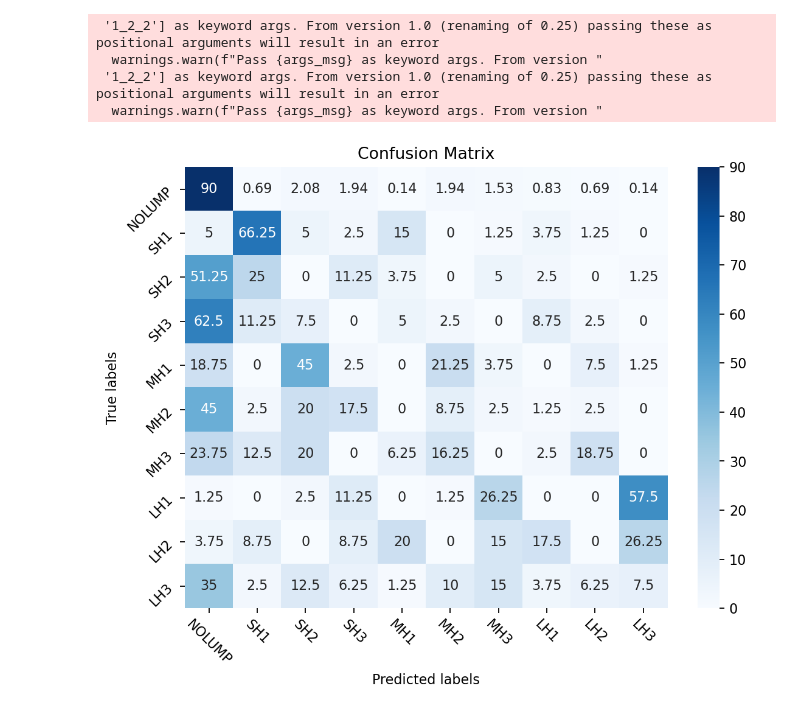
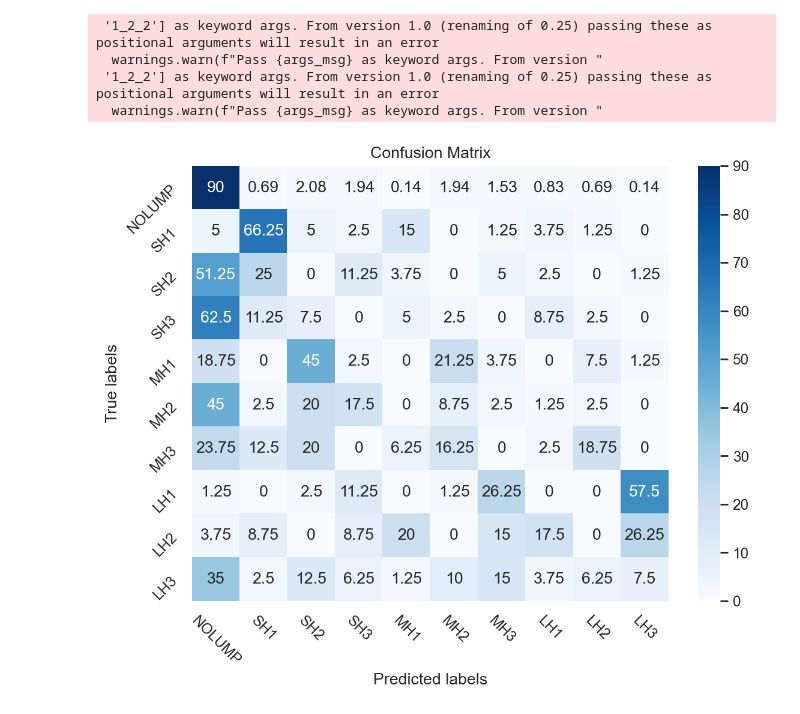
Before and after one commit to togjade/lump_project, a Jupyter notebook: human_data_processing/human_exp_processing_plots.ipynb, the cells around one changed output. Saved outputs shown, nothing was run; the diff lists cells and outputs as text; code cells hidden in the pictures.

```diff
--- a/human_data_processing/human_exp_processing_plots.ipynb
+++ b/human_data_processing/human_exp_processing_plots.ipynb
@@ -16,4 +1,27 @@ pd.set_option('display.max_colwidth', None)
 # %%
+import numpy as np
+import pandas as pd
+import matplotlib.pyplot as plt
+import os
+import glob
+import sys
+import sklearn
+from sklearn.preprocessing import StandardScaler
+import sklearn.preprocessing as preprocessing
+from sklearn.metrics import confusion_matrix
+import seaborn as sns
+import matplotlib.pyplot as plt
+np.set_printoptions(threshold=sys.maxsize)
+pd.set_option('display.max_columns', 200)
+pd.set_option('display.max_rows', 300)
+pd.set_option('display.min_rows', 300)
+pd.set_option('display.expand_frame_repr', True)
+index_dir = 2
+index = 0 # choose sub label
+idx = 0
+label = [0, 1, 2, -1]
+b_label = [0, 1]
+
 # change direactory to take data
 def change_dir(
         index):
@@ -27,18 +35,24 @@ def change_dir(
     os.chdir(directory)
 
 def normalize_conf_m(
-        df, df_test, index, label, labels, idx, title):
-
-    conf_matrix = confusion_matrix(df_test.values[:, index], df.values[:, index], label)
-    conf_matrix_norm = np.zeros((np.shape(conf_matrix)[0], np.shape(conf_matrix)[1]))
-    l = np.shape(conf_matrix)[1]
+        df, df_t, index, label, labels, idx, title):
+    col = df.columns
+#     print(df_t[col[index]])
+#     l = np.shape(conf_matrix)[1]
     if idx == 14:
+        conf_matrix = confusion_matrix(df_t.values[:, index], df.values[:, index], label)
+        conf_matrix_norm = np.zeros((np.shape(conf_matrix)[0], np.shape(conf_matrix)[1]))
         conf_matrix_norm[1:np.shape(conf_matrix)[1]] = np.round(conf_matrix[1:np.shape(conf_matrix)[1]]/80*100, 2)
         conf_matrix_norm[0] = np.round(conf_matrix[0]/720*100, 2)
     elif idx == 1:
+#         print(col[index])
+        conf_matrix = confusion_matrix(df_t[col[index]], df.values[:, index].astype(int), label)
+        conf_matrix_norm = np.zeros((np.shape(conf_matrix)[0], np.shape(conf_matrix)[1]))
         conf_matrix_norm[0:np.shape(conf_matrix)[1]] = np.round(conf_matrix[0:np.shape(conf_matrix)[1]]/240*100, 2)
         conf_matrix_norm[np.shape(conf_matrix)[1]-1] = np.round(conf_matrix[np.shape(conf_matrix)[1]-1]/720*100, 2)
     else:
+        conf_matrix = confusion_matrix(df_t[col[index]], df.values[:, index].astype(int), label)
+        conf_matrix_norm = np.zeros((np.shape(conf_matrix)[0], np.shape(conf_matrix)[1]))
         conf_matrix_norm = np.round(conf_matrix/720*100, 2)
     plot_conf_m(conf_matrix_norm, labels, title)
 
@@ -46,10 +60,13 @@ def plot_conf_m(
         conf_matrix_norm, labels, title):
 
     plt.figure(figsize=(8, 6), dpi=160)
+
     ax = plt.subplot()
+    sns.set(font_scale=1)
     sns.heatmap(conf_matrix_norm, annot=True, fmt='g', ax=ax, cmap='Blues');  #annot=True to annotate cells, ftm='g' to disable scientific notation
     ax.set_xlabel('Predicted labels');
     ax.set_ylabel('True labels');
+    fontS = 10
     ax.set_xticklabels(labels, rotation=-45)
     ax.set_yticklabels(labels, rotation=45)
     ax.set_title('Confusion Matrix');
@@ -59,7 +76,6 @@ def plot_conf_m(
     plt.savefig(title + '.png')
 
 ##############
-index_dir = 2
 change_dir(index_dir)
 ##############
 df_with_glove = pd.read_csv("df_with_glove.csv", sep=',')
@@ -71,35 +87,33 @@ all_prototype_label_without_glove = df_without_glove["LP_p"][:].map(str) + '_' +
 all_prototype_label_with_glove = df_with_glove["LP_p"][:].map(str) + '_' + \
      + df_with_glove["S_p"][:].map(str) + '_' + df_with_glove["L_p"][:].map(str)
 
 all_prototype_label_test = df_test["LP_p"][:].map(str) + '_' + \
     + df_test["S_p"][:].map(str) + '_' + df_test["L_p"][:].map(str)
 
 all_prototype_label_without_glove = pd.DataFrame(all_prototype_label_without_glove)
 all_prototype_label_with_glove = pd.DataFrame(all_prototype_label_with_glove)
 all_prototype_label_test = pd.DataFrame(all_prototype_label_test)
 ##############
 df = df_without_glove
-index = 0 # choose sub label
-idx = 0
-label = [0, 1, 2, -1]
-b_label = [0, 1]
 label_all = np.unique(all_prototype_label_without_glove)
 lp_label = ["NOLUMP", "LUMP"]
 size_label = ["SMALL", "MEDIUM", "LARGE", "NOLUMP"]
 location_label =  ["TOP", "MIDDLE", "BOTTOM", "NOLUMP"]
 prot_labels = ["NOLUMP", "SH1", "SH2", "SH3","MH1", "MH2", "MH3","LH1", "LH2", "LH3"]
+
+##############
 ##############
 normalize_conf_m(all_prototype_label_without_glove, all_prototype_label_test, 0, label_all, prot_labels, 14, 'all_P_without_glove')
 normalize_conf_m(all_prototype_label_with_glove, all_prototype_label_test, 0, label_all, prot_labels, 14, 'all_P_with_glove')
 normalize_conf_m(df_without_glove, df_test, 0, label[0:2], lp_label, 0, 'LP_without_glove')
 normalize_conf_m(df_without_glove,df_test, 1, label, size_label, 1, 'S_without_glove')
 normalize_conf_m(df_without_glove, df_test, 2, label, location_label, 1, 'L_without_glove')
 normalize_conf_m(df_with_glove, df_test, 0, label[0:2], lp_label, 0, 'LP_with_glove')
 normalize_conf_m(df_with_glove,df_test, 1, label, size_label, 1, 'S_with_glove')
 normalize_conf_m(df_with_glove, df_test, 2, label, location_label, 1, 'L_with_glove')
 # %% [output]
  '1_2_2'] as keyword args. From version 1.0 (renaming of 0.25) passing these as positional arguments will result in an error
   warnings.warn(f"Pass {args_msg} as keyword args. From version "
  '1_2_2'] as keyword args. From version 1.0 (renaming of 0.25) passing these as positional arguments will result in an error
   warnings.warn(f"Pass {args_msg} as keyword args. From version "
-[figure, old version]
+[figure, new version]
```
Also changed, not shown: parts of 2 cells of this notebook, 2 other files.
